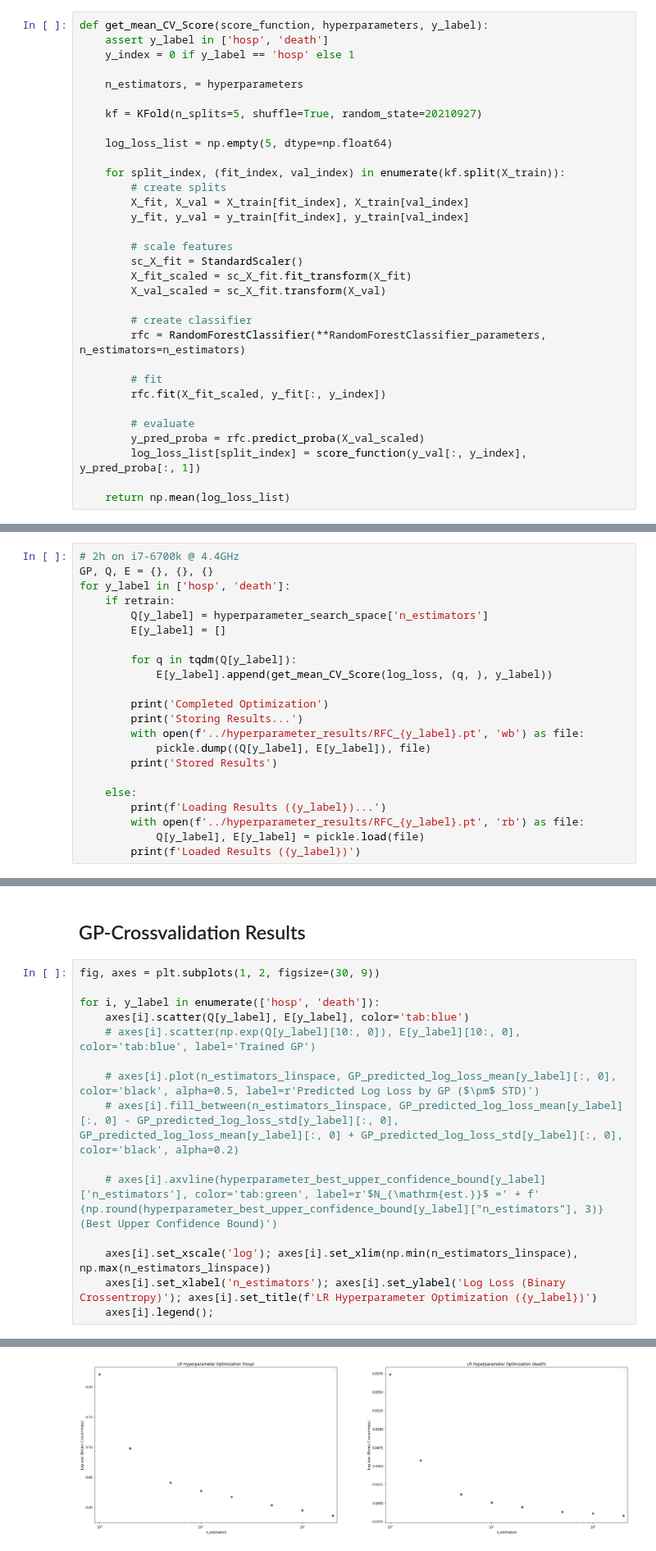
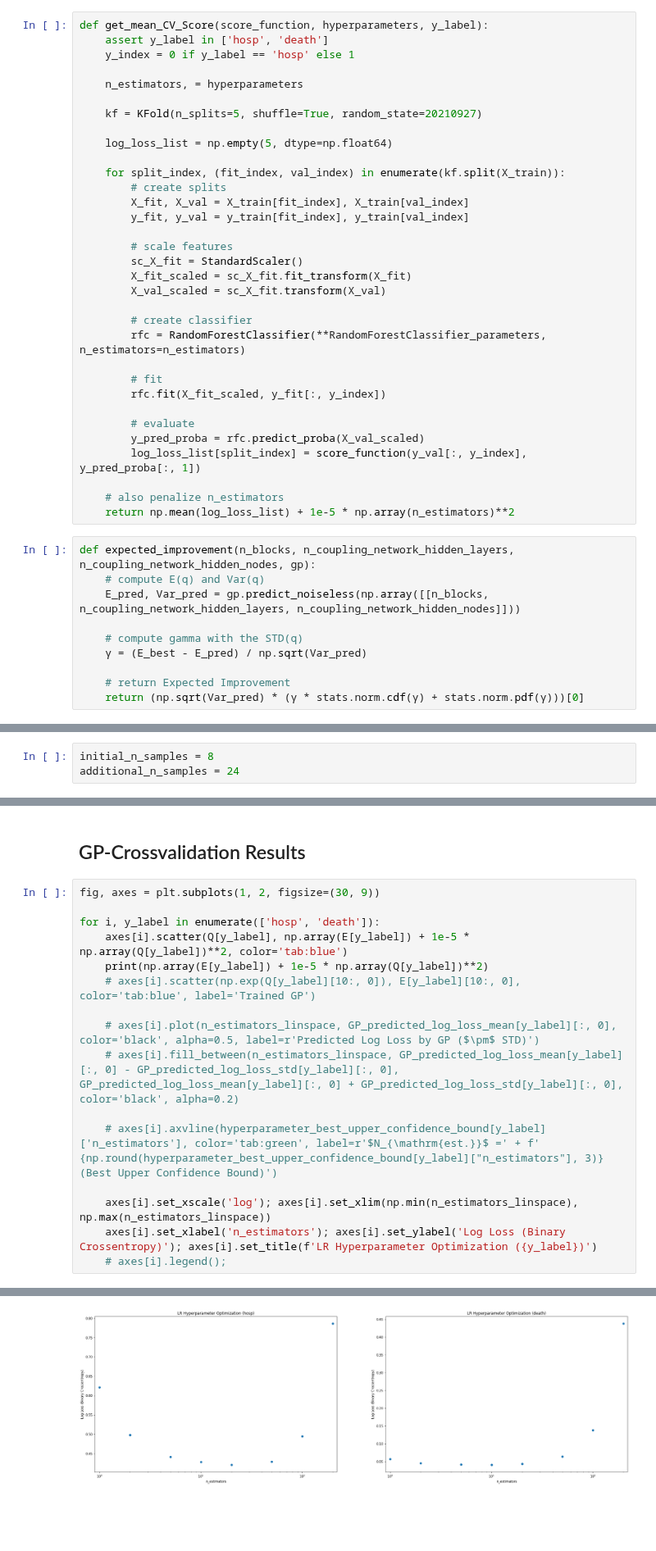
Before and after one commit to psaegert/AML-Final, a Jupyter notebook: models/RF.ipynb, the cells around one changed output, grey strips where cells are left out. Shown at 82% size. Drawn from its saved outputs; the diff is of its cells as text; blank space fills up the shorter version.

Commit message:
updated RF notebook: squared n_estimators penalty

```diff
--- a/models/RF.ipynb
+++ b/models/RF.ipynb
@@ -75,4 +80,15 @@ def get_mean_CV_Score(score_function, hyperparameters, y_label):
         y_pred_proba = rfc.predict_proba(X_val_scaled)
         log_loss_list[split_index] = score_function(y_val[:, y_index], y_pred_proba[:, 1])
 
-    return np.mean(log_loss_list)
+    # also penalize n_estimators
+    return np.mean(log_loss_list) + 1e-5 * np.array(n_estimators)**2
+# %%
+def expected_improvement(n_blocks, n_coupling_network_hidden_layers, n_coupling_network_hidden_nodes, gp):
+    # compute E(q) and Var(q)
+    E_pred, Var_pred = gp.predict_noiseless(np.array([[n_blocks, n_coupling_network_hidden_layers, n_coupling_network_hidden_nodes]]))
+
+    # compute gamma with the STD(q)
+    γ = (E_best - E_pred) / np.sqrt(Var_pred)
+
+    # return Expected Improvement
+    return (np.sqrt(Var_pred) * (γ * stats.norm.cdf(γ) + stats.norm.pdf(γ)))[0]
@@ -79,24 +134,2 @@ def get_mean_CV_Score(score_function, hyperparameters, y_label):
 # %% [markdown]
 ## Run Optimization
-# %%
-# 2h on i7-6700k @ 4.4GHz
-GP, Q, E = {}, {}, {}
-for y_label in ['hosp', 'death']:
-    if retrain:
-        Q[y_label] = hyperparameter_search_space['n_estimators']
-        E[y_label] = []
-
-        for q in tqdm(Q[y_label]):
-            E[y_label].append(get_mean_CV_Score(log_loss, (q, ), y_label))
-
-        print('Completed Optimization')
-        print('Storing Results...')
-        with open(f'../hyperparameter_results/RFC_{y_label}.pt', 'wb') as file:
-            pickle.dump((Q[y_label], E[y_label]), file)
-        print('Stored Results')
-
-    else:
-        print(f'Loading Results ({y_label})...')
-        with open(f'../hyperparameter_results/RFC_{y_label}.pt', 'rb') as file:
-            Q[y_label], E[y_label] = pickle.load(file)
-        print(f'Loaded Results ({y_label})')
@@ -107,0 +136,3 @@ Loaded Results (death)
+# %%
+initial_n_samples = 8
+additional_n_samples = 24
@@ -140,7 +253,8 @@ n_estimators_linspace = np.linspace(np.min(hyperparameter_search_space['n_estima
 fig, axes = plt.subplots(1, 2, figsize=(30, 9))
 
 for i, y_label in enumerate(['hosp', 'death']):
-    axes[i].scatter(Q[y_label], E[y_label], color='tab:blue')
+    axes[i].scatter(Q[y_label], np.array(E[y_label]) + 1e-5 * np.array(Q[y_label])**2, color='tab:blue')
+    print(np.array(E[y_label]) + 1e-5 * np.array(Q[y_label])**2)
     # axes[i].scatter(np.exp(Q[y_label][10:, 0]), E[y_label][10:, 0], color='tab:blue', label='Trained GP')
 
     # axes[i].plot(n_estimators_linspace, GP_predicted_log_loss_mean[y_label][:, 0], color='black', alpha=0.5, label=r'Predicted Log Loss by GP ($\pm$ STD)')
@@ -150,5 +264,5 @@ for i, y_label in enumerate(['hosp', 'death']):
 
     axes[i].set_xscale('log'); axes[i].set_xlim(np.min(n_estimators_linspace), np.max(n_estimators_linspace))
     axes[i].set_xlabel('n_estimators'); axes[i].set_ylabel('Log Loss (Binary Crossentropy)'); axes[i].set_title(f'LR Hyperparameter Optimization ({y_label})')
-    axes[i].legend();
+    # axes[i].legend();
 # %% [output]
@@ -157,4 +273,4 @@ No handles with labels found to put in legend.
-[figure, old version]
+[figure, new version]
 # %% [markdown]
 # Final Training
 # %%
```
Also changed, not shown: parts of 10 cells of this notebook, 3 other files.
